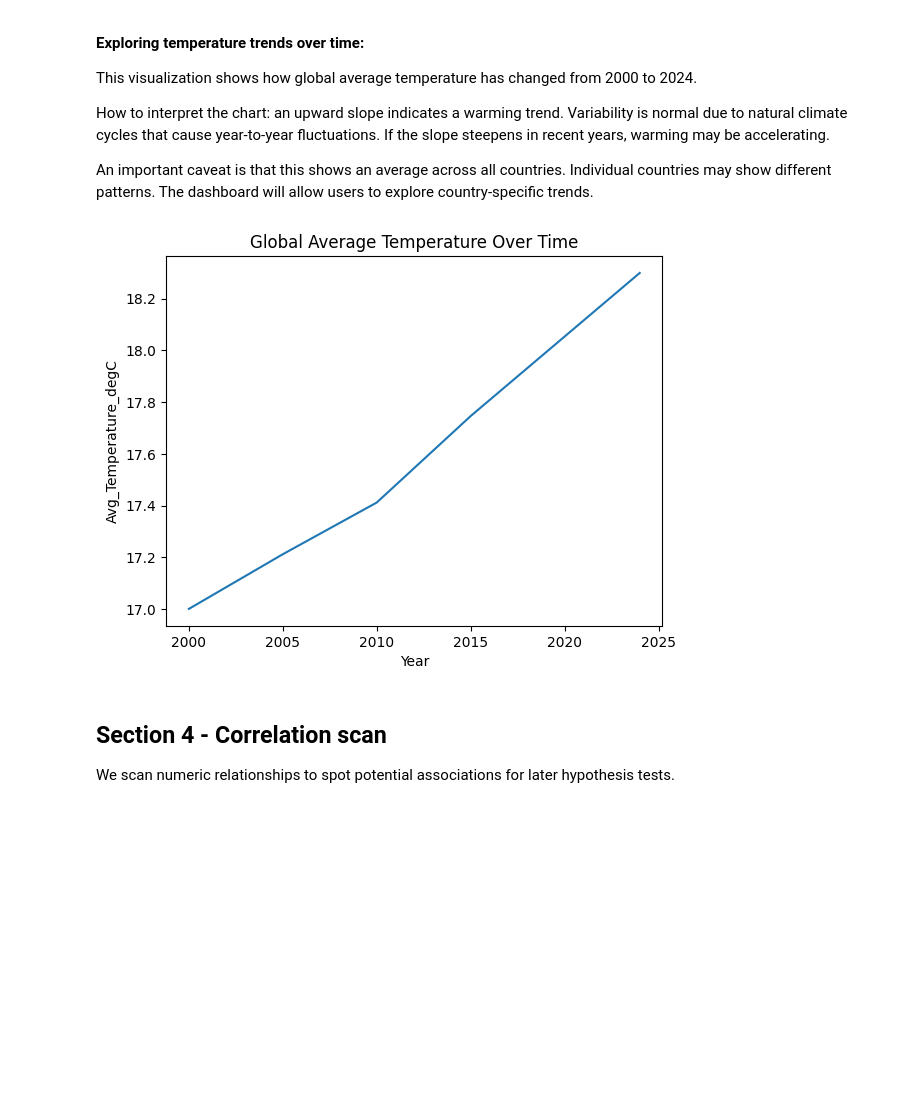
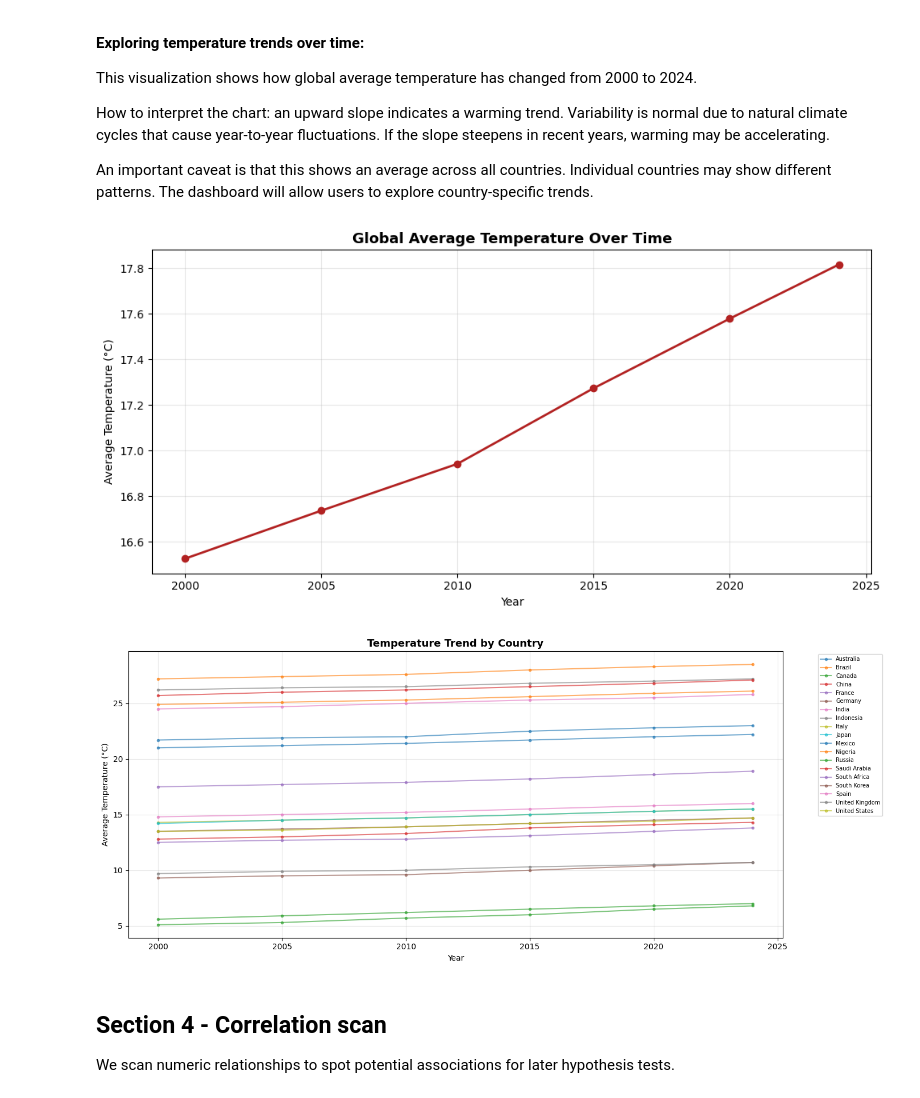
Before and after one commit to sergionzeutcho-rgb/global_env_trend, a Jupyter notebook: jupyter_notebooks/02_eda_descriptive_stats.ipynb, the cells around one changed output. Saved outputs shown, nothing was run; the diff lists cells and outputs as text; code cells hidden in the pictures; blank space fills up the shorter version.

```diff
--- a/jupyter_notebooks/02_eda_descriptive_stats.ipynb
+++ b/jupyter_notebooks/02_eda_descriptive_stats.ipynb
@@ -135,14 +177,31 @@ How to interpret the chart: an upward slope indicates a warming trend. Variabili
 
 An important caveat is that this shows an average across all countries. Individual countries may show different patterns. The dashboard will allow users to explore country-specific trends.
 # %%
-# Example: plot global average temperature over time
+# Global average temperature trend over time
+fig, ax = plt.subplots(figsize=(10, 5))
 trend = df.groupby("Year")["Avg_Temperature_degC"].mean()
-trend.plot()
-plt.title("Global Average Temperature Over Time")
-plt.ylabel("Avg_Temperature_degC")
+ax.plot(trend.index, trend.values, marker="o", linewidth=2, color="firebrick")
+ax.set_title("Global Average Temperature Over Time", fontsize=13, fontweight="bold")
+ax.set_xlabel("Year")
+ax.set_ylabel("Average Temperature (°C)")
+ax.grid(alpha=0.3)
+plt.tight_layout()
 plt.show()
+
+# Country-level temperature trends
+fig, ax = plt.subplots(figsize=(14, 6))
+for country, grp in df.groupby("Country"):
+    ax.plot(grp["Year"], grp["Avg_Temperature_degC"], marker=".", alpha=0.6, label=country)
+ax.set_title("Temperature Trend by Country", fontsize=13, fontweight="bold")
+ax.set_xlabel("Year")
+ax.set_ylabel("Average Temperature (°C)")
+ax.legend(bbox_to_anchor=(1.05, 1), loc="upper left", fontsize=7)
+ax.grid(alpha=0.3)
+plt.tight_layout()
+plt.show()
 # %% [output]
-[figure, old version]
+[figure, new version]
+[figure, added]
 # %% [markdown]
 ## Section 4 - Correlation scan
 
```
Also changed, not shown: parts of 9 cells of this notebook, 9 other files.
